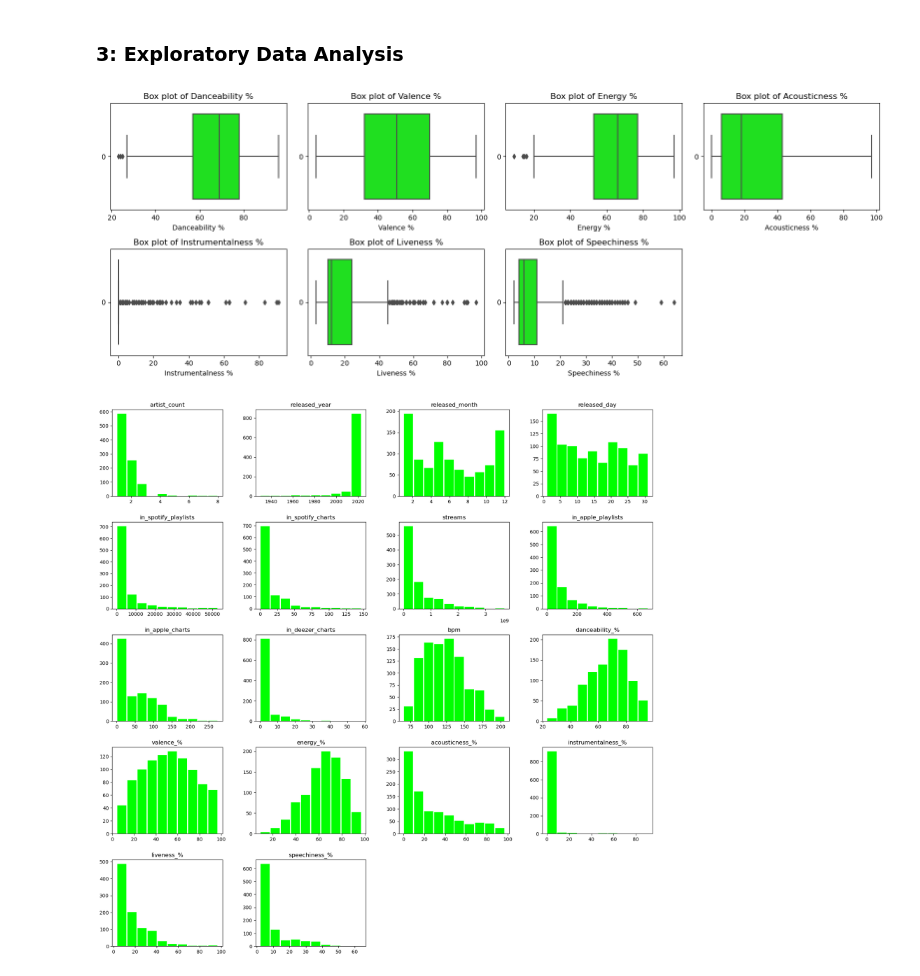
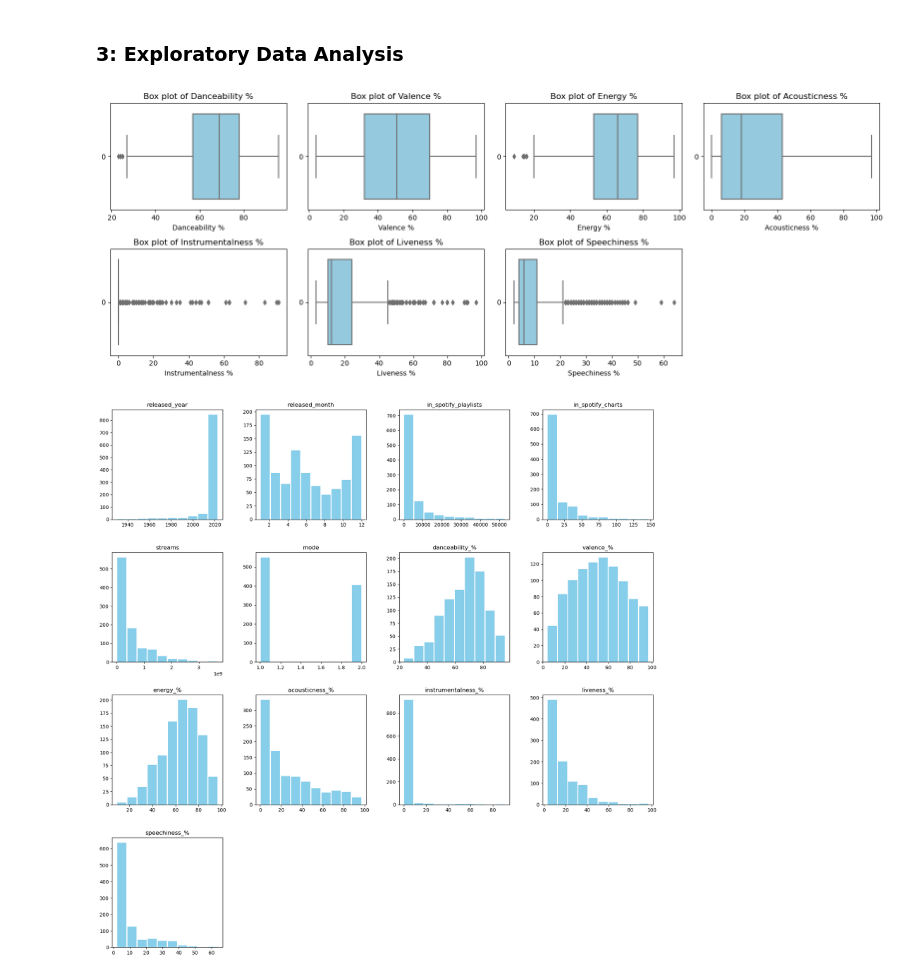
Before and after one commit to kellietjw/SC1015_FDAE_Team6_Mini-Project, a Jupyter notebook: SC1015_Group6_Project.ipynb, the cells around one changed output. Saved outputs shown, nothing was run; the diff lists cells and outputs as text; code cells hidden in the pictures.

Commit message:
cleaned up eda n stuff

```diff
--- a/SC1015_Group6_Project.ipynb
+++ b/SC1015_Group6_Project.ipynb
@@ -72,8 +48,8 @@ data['streams'] = pd.to_numeric(data['streams'], errors="coerce", downcast='inte
 data.dropna(subset=['streams'], inplace=True)
 
 # Sort in ascending order based on 'streams'
-sorted_data = data.sort_values('streams')
-sorted_data
+cleaned_data = data.sort_values('streams')
+cleaned_data
 # %% [output]
 |  | track_name | artist(s)_name | artist_count | released_year | released_month | released_day | ... |
 | 123 | Que Vuelvas | Carin Leon, Grupo Frontera | 2 | 2022 | 12 | 9 | ... |
@@ -88,3 +64,7 @@ sorted_data
 | 179 | Shape of You | Ed Sheeran | 1 | 2017 | 1 | 6 | ... |
 | 55 | Blinding Lights | The Weeknd | 1 | 2019 | 11 | 29 | ... |
 952 rows × 24 columns
+# %%
+# Change categorical 'mode' to numerical
+cleaned_data['mode'].replace(['Major', 'Minor'], [1, 2], inplace=True)
+cleaned_data
@@ -91,5 +85,6 @@ sorted_data
 # %%
 # Remove irrelevant columns
-irrelevant_col = ['artist_count', 'released_day', 'in_apple_playlists', 'in_apple_charts', 'in_deezer_charts', 'bpm' 'key']
-sorted_data.drop(columns=irrelevant_col, inplace=True)
-sorted_data
+irrelevant_col = ['artist_count', 'released_day', 'in_apple_playlists', 'in_apple_charts',
+                  'in_deezer_charts', 'in_deezer_playlists', 'in_shazam_charts', 'bpm', 'key']
+cleaned_data.drop(columns=irrelevant_col, inplace=True)
+cleaned_data
@@ -99,27 +170,27 @@ sorted_data
 # Create boxplots for each column
 plt.figure(figsize=(16, 6))
 cols = ['danceability_%', 'valence_%', 'energy_%', 'acousticness_%', 'instrumentalness_%', 'liveness_%', 'speechiness_%']
-percentage_features = sorted_data[cols]
+percentage_features = cleaned_data[cols]
 
 # Loop through each column and create a boxplot
 for i, column in enumerate(percentage_features.columns):
     plt.subplot(2, 4, i+1)
-    sb.boxplot(data=percentage_features[column], orient="h", color='lime')
+    sb.boxplot(data=percentage_features[column], orient="h", color='skyblue')
     plt.xlabel(column.replace('_', ' ').capitalize())
     plt.title(f'Box plot of {column.replace("_", " ").capitalize()}')
 
 plt.tight_layout()
 plt.show()
 # %% [output]
-[figure, old version]
+[figure, new version]
 # %%
-sorted_data.hist(column=sorted_data.columns,
-              color = 'lime',
+cleaned_data.hist(column=cleaned_data.columns,
+              color = 'skyblue',
               figsize = (20,20), # (x axis and y axis in inches)
               bins = 10, # number of bins to divide the data into
               rwidth = 0.9, # width between each bin
               grid = False # to remove the grid for cleaner visualization
        )
 plt.show()
 # %% [output]
-[figure, old version]
+[figure, new version]
```
Also changed, not shown: parts of 10 cells of this notebook.
